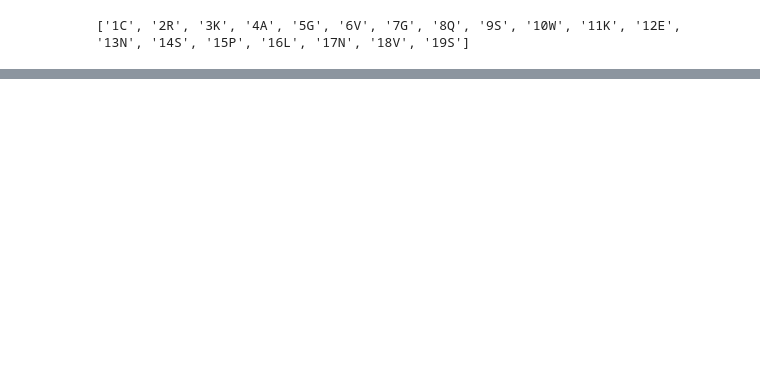
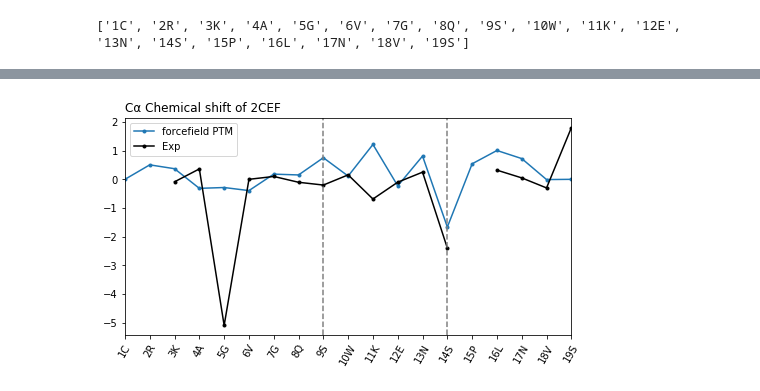
Before and after one commit to Zuricho/My_Lab, a Jupyter notebook: Figure_ipynb/SPARTA+/ChemShift_2cef.ipynb, the cells around one changed output, grey strips where cells are left out. Saved outputs shown, nothing was run; the diff lists cells and outputs as text; code cells hidden in the pictures; blank space fills up the shorter version.

```diff
--- a/Figure_ipynb/SPARTA+/ChemShift_2cef.ipynb
+++ b/Figure_ipynb/SPARTA+/ChemShift_2cef.ipynb
@@ -84,0 +165,27 @@ plt.show()
+# %%
+# Average Plotting!
+
+CA_2shift_avg = [(CA_2shift_sim1[i]+CA_2shift_sim2[i]+CA_2shift_sim3[i]+CA_2shift_sim4[i]+CA_2shift_sim5[i])/5 for i in range(len(CA_2shift_sim1))]
+
+plt.subplots(figsize=(8,4))
+
+plt.plot(CA_2shift_avg,'.-',label='forcefield PTM')
+
+plt.plot(Experimental_data,'.-',label='Exp',color="black")
+
+
+
+plt.title('Cα Chemical shift of 2CEF',loc='left')
+
+plt.xlim(0, len(CA_2shift)-1)
+plt.xticks(np.arange(0,len(res_list)),res_list,rotation='60')
+
+# Tag modified residues
+plt.axvline(x=8, ymin=0, ymax=1,color="grey",linestyle="--")
+plt.axvline(x=13, ymin=0, ymax=1,color="grey",linestyle="--")
+
+plt.legend()
+
+plt.show()
+# %% [output]
+[figure, added]
```
Also changed, not shown: parts of 10 cells of this notebook, 4 other files.
